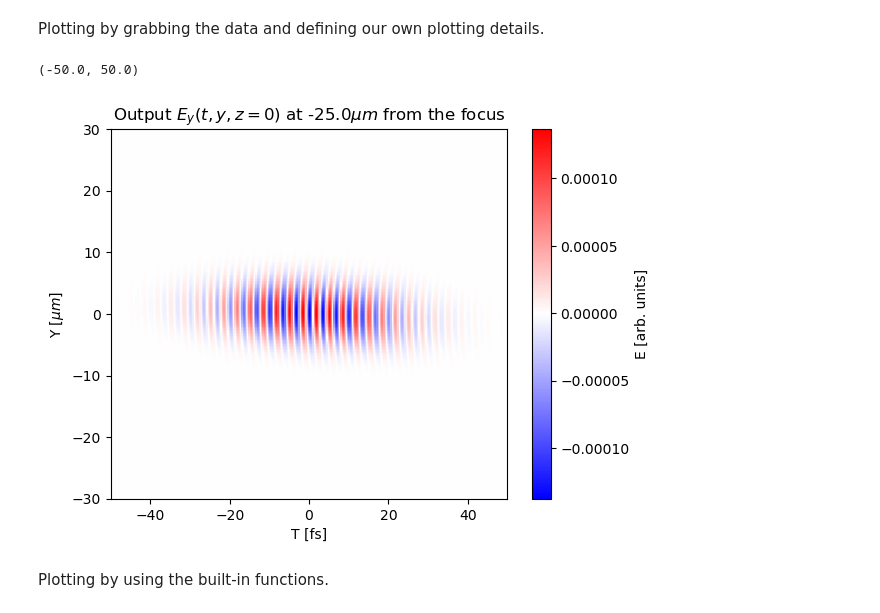
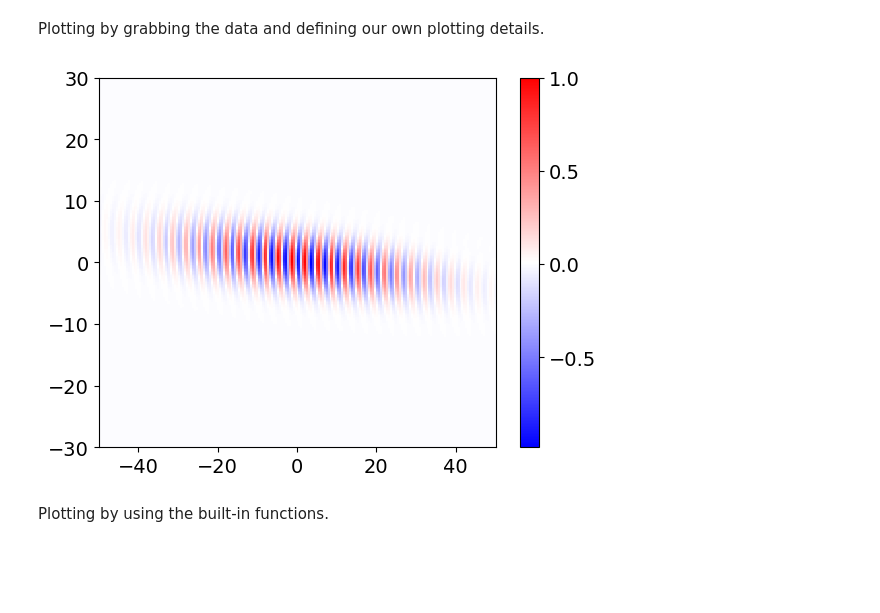
Before and after one commit to kcharbo3/Arbitrary-Laser-Fields-for-PIC, a Jupyter notebook: notebooks/Tutorial.ipynb, the cells around one changed output. Cells and saved outputs as stored; diff of their text form; code cells hidden in the pictures; blank space fills up the shorter version.

```diff
--- a/notebooks/Tutorial.ipynb
+++ b/notebooks/Tutorial.ipynb
@@ -95,7 +95,7 @@ DELTAX = 0 * WAIST_IN
 # Used for spatial chirp
 USE_GRATING_EQ = True
 ALPHA = 0
-GRATING_SEPARATION = 8.25e4
+GRATING_SEPARATION = 30e4
 
 
 PULSE_FWHM = 25
@@ -258,22 +274,28 @@ Plotting by grabbing the data and defining our own plotting details.
 # %%
 plt.figure()
 
 ybound = Y_OUTPUT_RANGE
 tbound = input_field.prop.times.max()
 et_output = laser_visualization.get_Et_YT(input_field, z_val=0, is_Ey=True, ybound=ybound, tbound=tbound, is_output=True)
 
 et_output_imshow = np.flip(et_output[:, :].T, axis=0)
+et_output_imshow = et_output_imshow / np.abs(et_output_imshow.real).max()
 
 plt.imshow(et_output_imshow.real, aspect='auto', extent=[-tbound, tbound, -ybound, ybound], cmap='bwr', interpolation="None")
-plt.xlabel('T [fs]')
-plt.ylabel('Y [$\\mu m$]')
-plt.title("Output $E_{y}(t, y, z=0)$ at " + str(OUTPUT_DISTANCE_FROM_FOCUS) + "$\\mu m$ from the focus")
-plt.colorbar(label="E [arb. units]")
+plt.xticks(np.array([-40, -20, 0, 20, 40]), fontsize=14)
+plt.yticks(np.array([-30, -20, -10, 0, 10, 20, 30]), fontsize=14)
+cbar = plt.colorbar(ticks=[-1, -0.5, 0, 0.5, 1])
+cbar.ax.tick_params(labelsize=14)
+#plt.xlabel('T [fs]')
+#plt.ylabel('Y [$\\mu m$]')
+#plt.title("Output $E_{y}(t, y, z=0)$ at " + str(OUTPUT_DISTANCE_FROM_FOCUS) + "$\\mu m$ from the focus")
+#plt.colorbar(label="E [arb. units]")
+#plt.colorbar()
+plt.xlim(-50, 50)
 
-plt.xlim(-50, 50)
+plt.savefig("/Users/kylecharbonnet/Desktop/Tutorial_Plots/" + "outputEt", transparent=True)
 # %% [output]
-(-50.0, 50.0)
-[figure, old version]
+[figure, new version]
 # %% [markdown]
 Plotting by using the built-in functions.
 # %%
```
Also changed, not shown: parts of 9 cells of this notebook, 15 other files.
